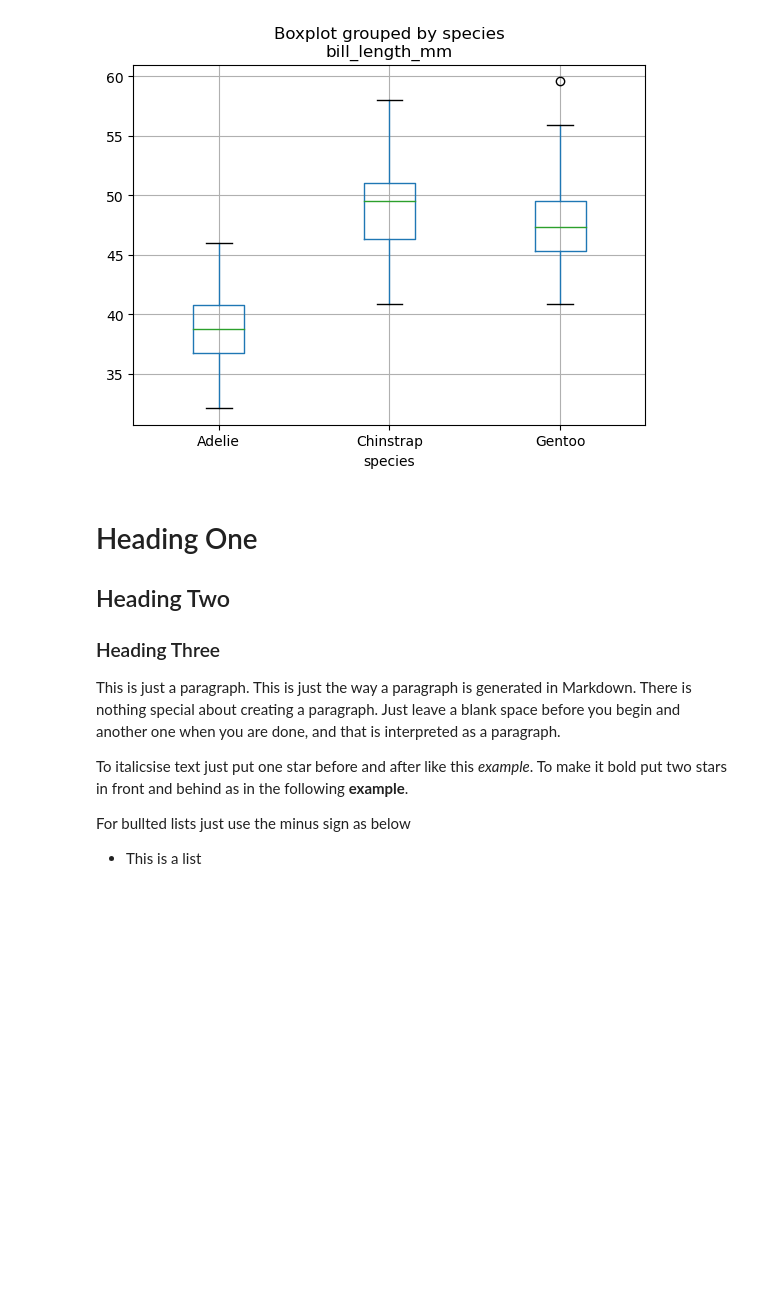
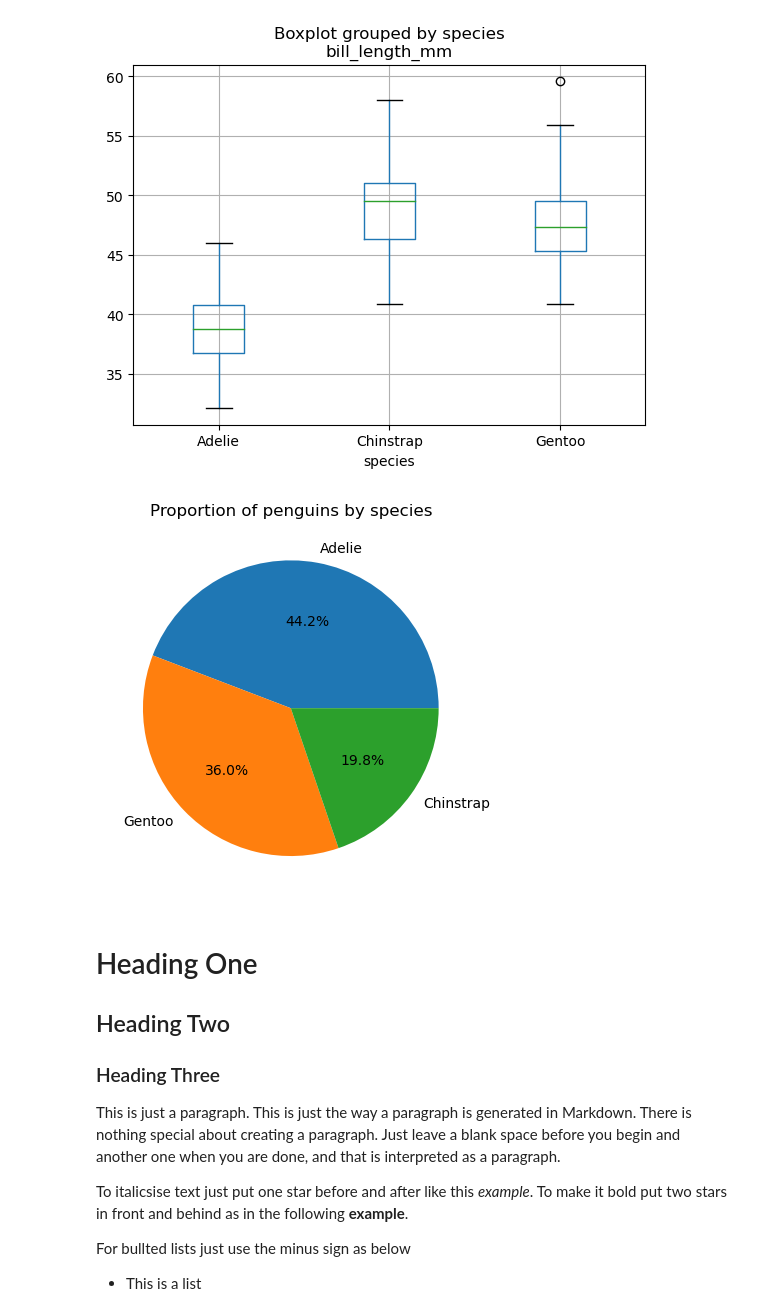
Before and after one commit to MikeCurleyCoosan/myproject, a Jupyter notebook: penguins.ipynb, the cells around one changed output. Drawn from its saved outputs; the diff is of its cells as text; code cells hidden in the pictures; blank space fills up the shorter version.

Commit message:
Adding Pie Chart for species to penguins.ipynb

```diff
--- a/penguins.ipynb
+++ b/penguins.ipynb
@@ -115,6 +115,18 @@ hist = df.hist(column=['bill_length_mm'], by='species', bins=10, figsize=(10,10)
 boxplot = df.boxplot(column=['bill_length_mm'], by='species')
 # %% [output]
 [figure]
+# %%
+#Pie chart for categorical data of species
+
+#https://www.geeksforgeeks.org/how-to-create-a-pie-chart-in-seaborn/
+#https://matplotlib.org/stable/gallery/pie_and_polar_charts/pie_features.html
+
+species_counts = df['species'].value_counts()
+plt.pie(species_counts, labels=species_counts.index, autopct='%1.1f%%')
+plt.title('Proportion of penguins by species')
+plt.show()
+# %% [output]
+[figure, added]
 # %% [markdown]
 # Heading One
 ## Heading Two
```
